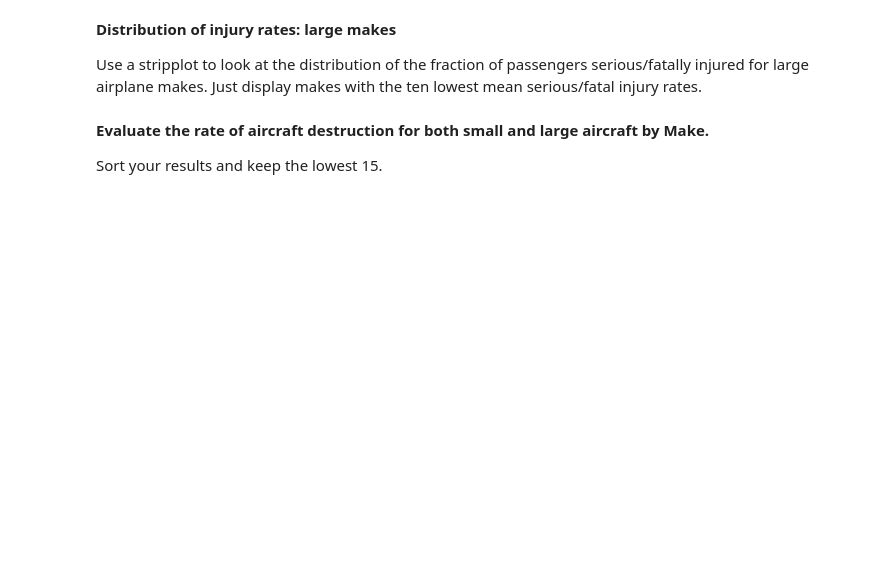
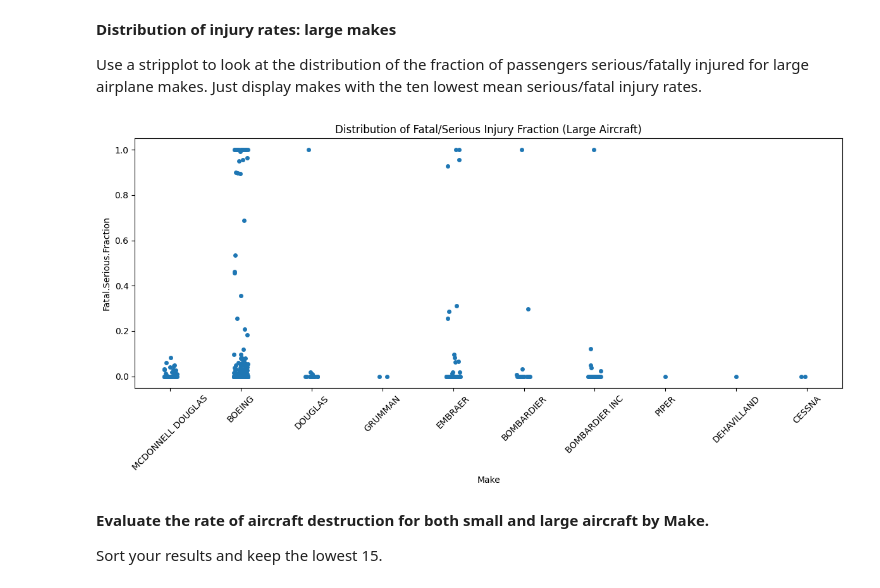
Before and after one commit to marcoholt/dsc-course0-m8-lab, a Jupyter notebook: Aviation_Accidents_Data_Analysis.ipynb, the cells around one changed output. Saved outputs shown, nothing was run; the diff lists cells and outputs as text; code cells hidden in the pictures; blank space fills up the shorter version.

```diff
--- a/Aviation_Accidents_Data_Analysis.ipynb
+++ b/Aviation_Accidents_Data_Analysis.ipynb
@@ -40,6 +182,28 @@ Use a violinplot to look at the distribution of the fraction of passengers serio
 **Distribution of injury rates: large makes**
 
 Use a stripplot to look at the distribution of the fraction of passengers serious/fatally injured for large airplane makes. Just display makes with the ten lowest mean serious/fatal injury rates.
+# %%
+# Get the 10 safest large-aircraft makes
+safe_large_makes = top_large_makes.index[:10]
+
+# Filter
+large_subset = large_planes[large_planes["Make"].isin(safe_large_makes)]
+
+plt.figure(figsize=(12,6))
+
+sns.stripplot(
+    data=large_subset,
+    x="Make",
+    y="Fatal.Serious.Fraction"
+)
+
+plt.xticks(rotation=45)
+plt.title("Distribution of Fatal/Serious Injury Fraction (Large Aircraft)")
+plt.tight_layout()
+
+plt.show()
+# %% [output]
+[figure, added]
 # %% [markdown]
 **Evaluate the rate of aircraft destruction for both small and large aircraft by Make.**
 
```
Also changed, not shown: parts of 14 cells of this notebook.
